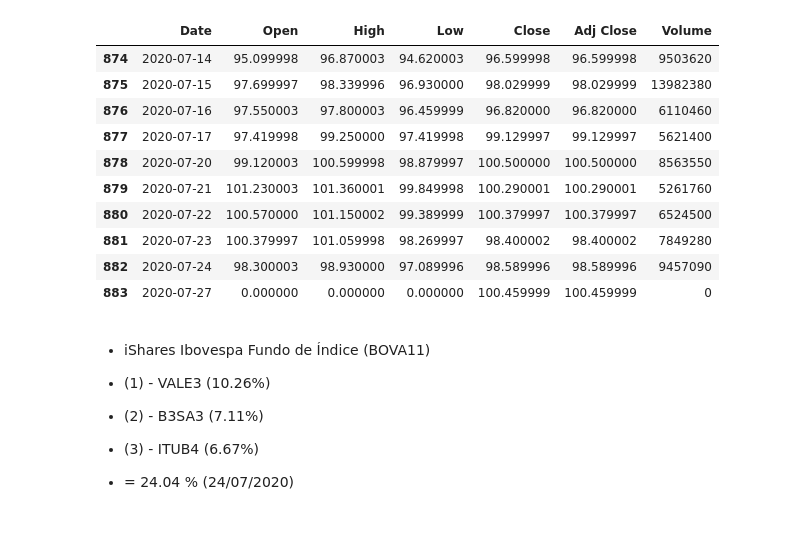
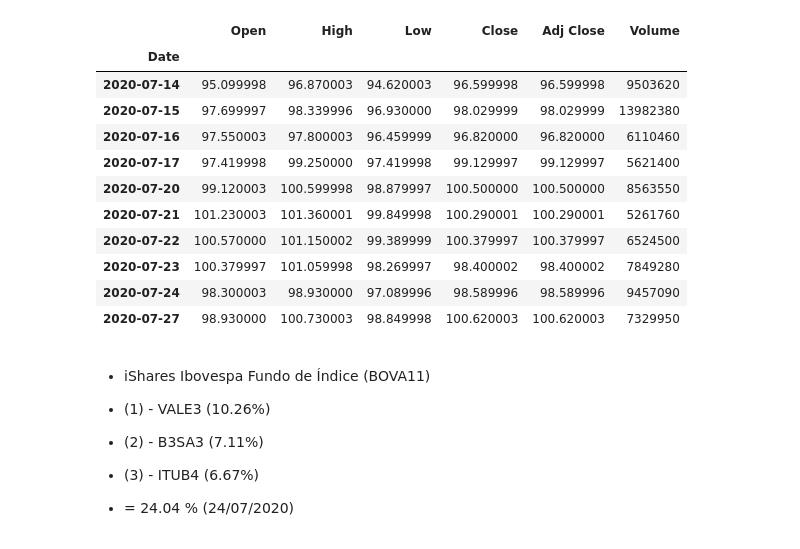
Before and after one commit to antoniosalomao/Rafter_A1, a Jupyter notebook: rafter_presentation.ipynb, the cells around one changed output. Cells and saved outputs as stored; diff of their text form; code cells hidden in the pictures.

```diff
--- a/rafter_presentation.ipynb
+++ b/rafter_presentation.ipynb
@@ -32,17 +52,18 @@ for i in tickers_py:
 # %%
-ibov.tail(10)
+bova11.tail(10)
 # %% [output]
-|  | Date | Open | High | Low | Close | Adj Close | Volume |
-| 874 | 2020-07-14 | 95.099998 | 96.870003 | 94.620003 | 96.599998 | 96.599998 | 9503620 |
-| 875 | 2020-07-15 | 97.699997 | 98.339996 | 96.930000 | 98.029999 | 98.029999 | 13982380 |
-| 876 | 2020-07-16 | 97.550003 | 97.800003 | 96.459999 | 96.820000 | 96.820000 | 6110460 |
-| 877 | 2020-07-17 | 97.419998 | 99.250000 | 97.419998 | 99.129997 | 99.129997 | 5621400 |
-| 878 | 2020-07-20 | 99.120003 | 100.599998 | 98.879997 | 100.500000 | 100.500000 | 8563550 |
-| 879 | 2020-07-21 | 101.230003 | 101.360001 | 99.849998 | 100.290001 | 100.290001 | 5261760 |
-| 880 | 2020-07-22 | 100.570000 | 101.150002 | 99.389999 | 100.379997 | 100.379997 | 6524500 |
-| 881 | 2020-07-23 | 100.379997 | 101.059998 | 98.269997 | 98.400002 | 98.400002 | 7849280 |
-| 882 | 2020-07-24 | 98.300003 | 98.930000 | 97.089996 | 98.589996 | 98.589996 | 9457090 |
-| 883 | 2020-07-27 | 0.000000 | 0.000000 | 0.000000 | 100.459999 | 100.459999 | 0 |
+|  | Open | High | Low | Close | Adj Close | Volume |
+| Date |  |  |  |  |  |  |
+| 2020-07-14 | 95.099998 | 96.870003 | 94.620003 | 96.599998 | 96.599998 | 9503620 |
+| 2020-07-15 | 97.699997 | 98.339996 | 96.930000 | 98.029999 | 98.029999 | 13982380 |
+| 2020-07-16 | 97.550003 | 97.800003 | 96.459999 | 96.820000 | 96.820000 | 6110460 |
+| 2020-07-17 | 97.419998 | 99.250000 | 97.419998 | 99.129997 | 99.129997 | 5621400 |
+| 2020-07-20 | 99.120003 | 100.599998 | 98.879997 | 100.500000 | 100.500000 | 8563550 |
+| 2020-07-21 | 101.230003 | 101.360001 | 99.849998 | 100.290001 | 100.290001 | 5261760 |
+| 2020-07-22 | 100.570000 | 101.150002 | 99.389999 | 100.379997 | 100.379997 | 6524500 |
+| 2020-07-23 | 100.379997 | 101.059998 | 98.269997 | 98.400002 | 98.400002 | 7849280 |
+| 2020-07-24 | 98.300003 | 98.930000 | 97.089996 | 98.589996 | 98.589996 | 9457090 |
+| 2020-07-27 | 98.930000 | 100.730003 | 98.849998 | 100.620003 | 100.620003 | 7329950 |
 # %% [markdown]
 - iShares Ibovespa Fundo de Índice (BOVA11)
 
```
Also changed, not shown: parts of 10 cells of this notebook.
